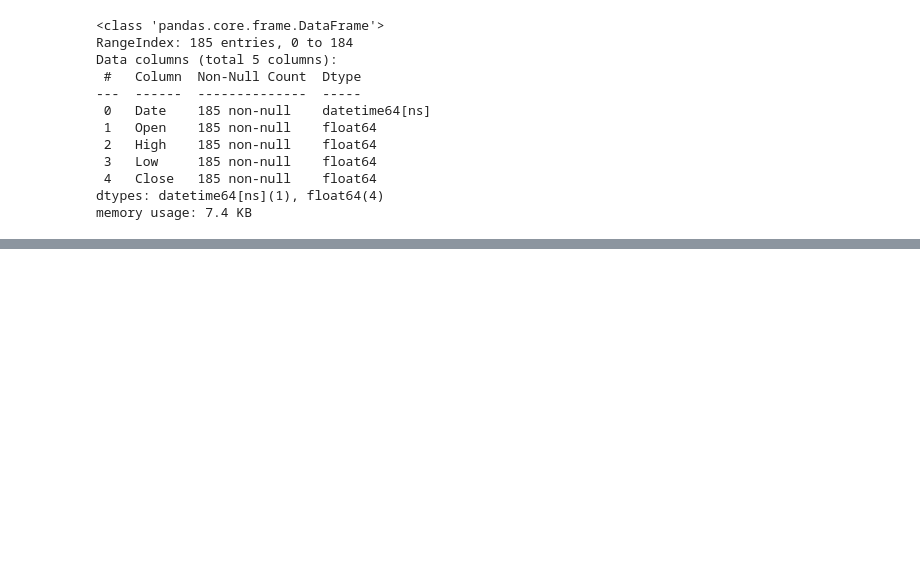
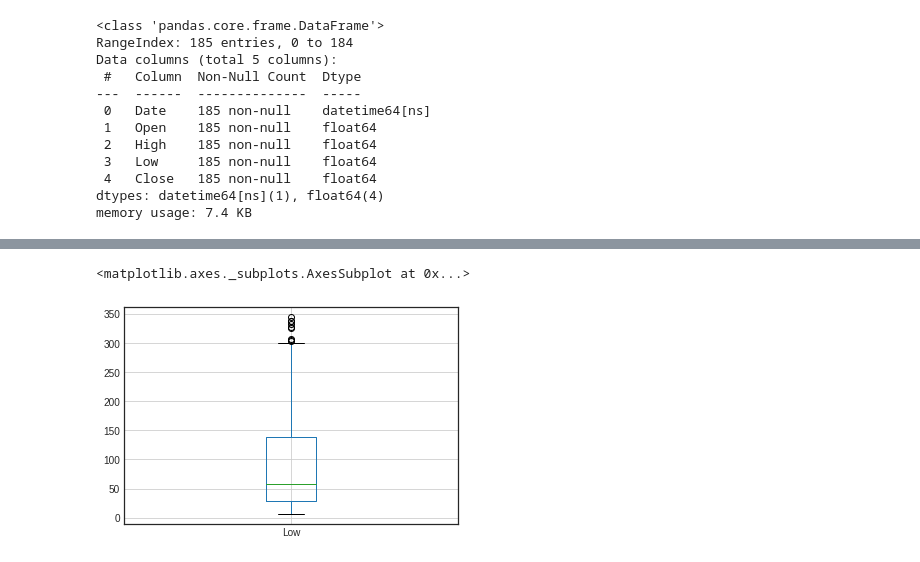
Before and after one commit to dongrepranali/Yes-Bank-Stock-Closing-Price-Prediction, a Jupyter notebook: Yes_Bank_Stock_Closing_Price_Prediction.ipynb, the cells around one changed output, grey strips where cells are left out. Drawn from its saved outputs; the diff is of its cells as text; code cells hidden in the pictures; blank space fills up the shorter version.

```diff
--- a/Yes_Bank_Stock_Closing_Price_Prediction.ipynb
+++ b/Yes_Bank_Stock_Closing_Price_Prediction.ipynb
@@ -174,0 +203,5 @@ memory usage: 7.4 KB
+# %%
+df.boxplot('Low')
+# %% [output]
+<matplotlib.axes._subplots.AxesSubplot at 0x...>
+[figure, added]
```
Also changed, not shown: parts of 7 cells of this notebook.
